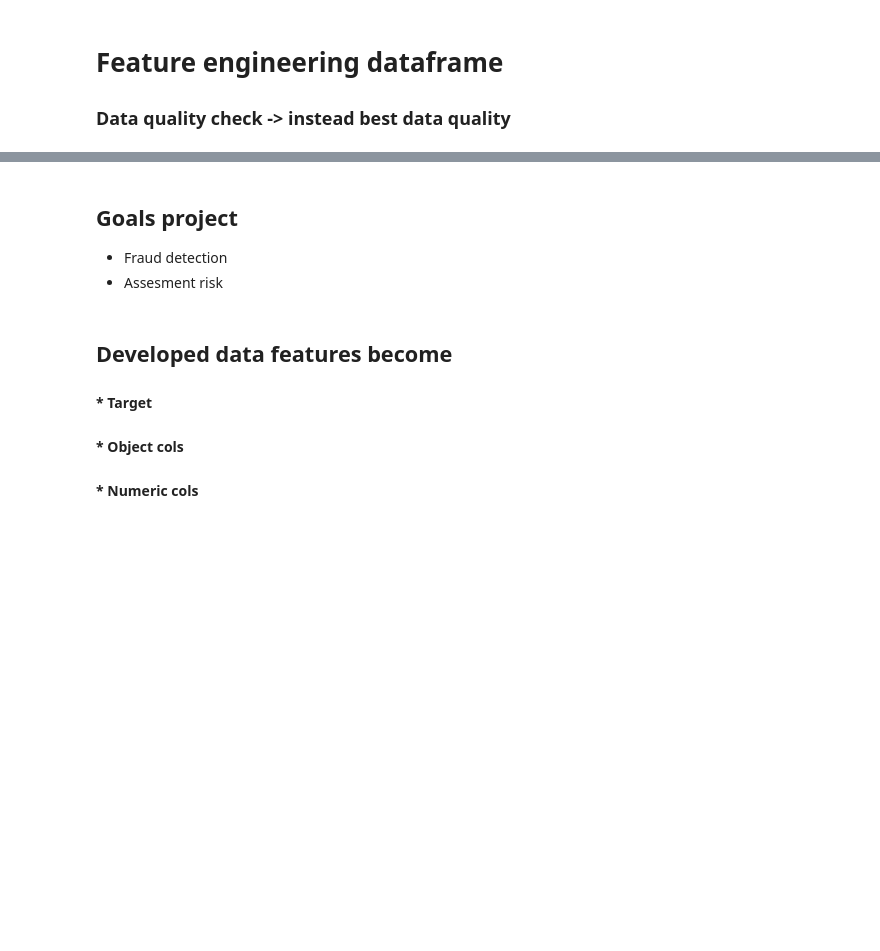
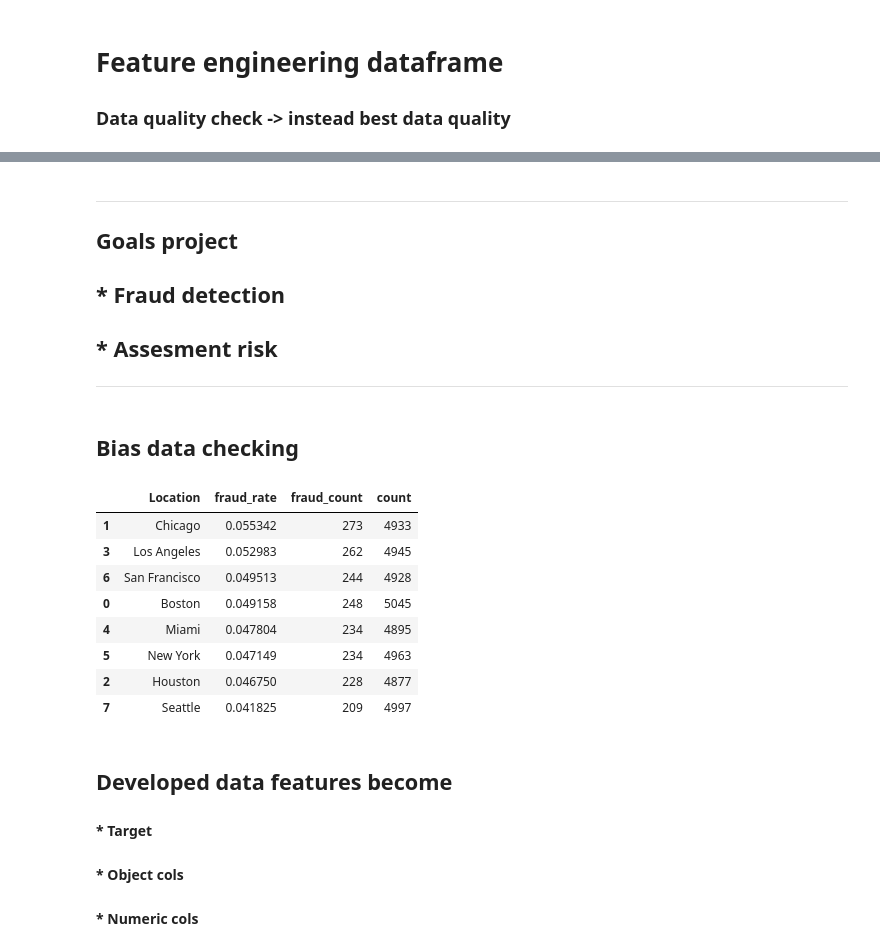
Before and after one commit to Mipjeiger/Fintech-ml-engineer-LLM-RAG-langchain-FAISS, a Jupyter notebook: notebooks/01_eda.ipynb, the cells around one changed output, grey strips where cells are left out. Saved outputs shown, nothing was run; the diff lists cells and outputs as text; code cells hidden in the pictures; blank space fills up the shorter version.

```diff
--- a/notebooks/01_eda.ipynb
+++ b/notebooks/01_eda.ipynb
@@ -144,5 +202,9 @@ df.head()
 # %% [markdown]
+----
 ## Goals project
 
-* Fraud detection
-* Assesment risk
+## * Fraud detection
+## * Assesment risk
+----
+# %% [markdown]
+## Bias data checking
@@ -149,3 +257,21 @@ df.head()
+# %%
+bias_by_location = label_bias(
+    df_cleaned=df_cleaned,
+    group_col="Location",
+    label_col="Fraudulent",
+    min_samples=100
+)
+bias_by_location
+# %% [output]
+|  | Location | fraud_rate | fraud_count | count |
+| 1 | Chicago | 0.055342 | 273 | 4933 |
+| 3 | Los Angeles | 0.052983 | 262 | 4945 |
+| 6 | San Francisco | 0.049513 | 244 | 4928 |
+| 0 | Boston | 0.049158 | 248 | 5045 |
+| 4 | Miami | 0.047804 | 234 | 4895 |
+| 5 | New York | 0.047149 | 234 | 4963 |
+| 2 | Houston | 0.046750 | 228 | 4877 |
+| 7 | Seattle | 0.041825 | 209 | 4997 |
 # %% [markdown]
 ## Developed data features become
 
```
Also changed, not shown: parts of 29 cells of this notebook.
